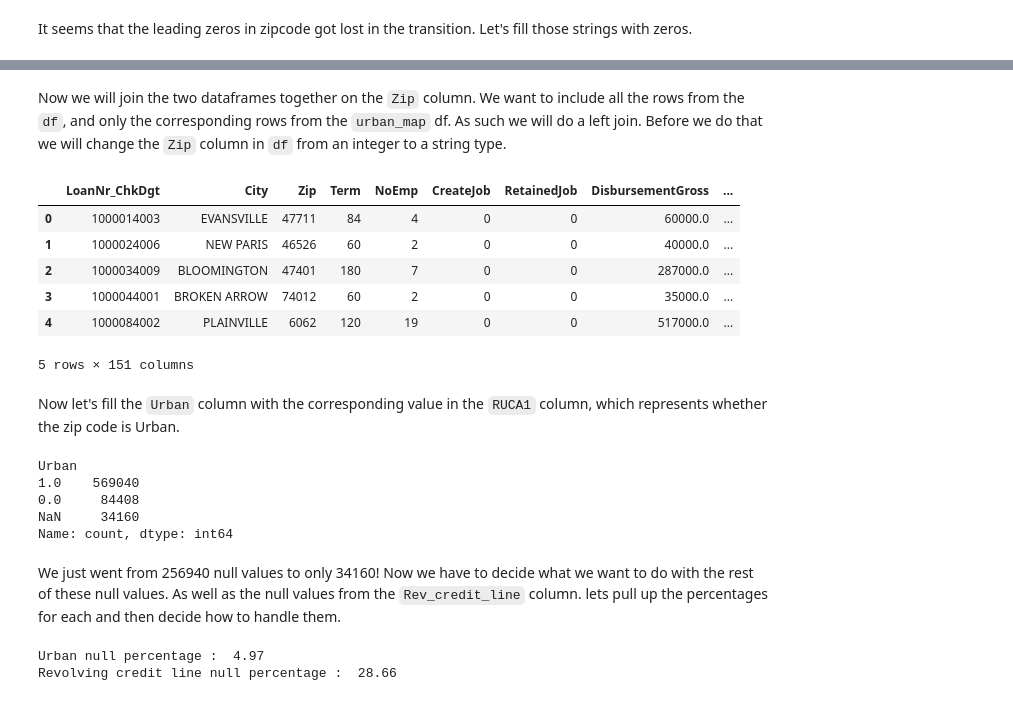
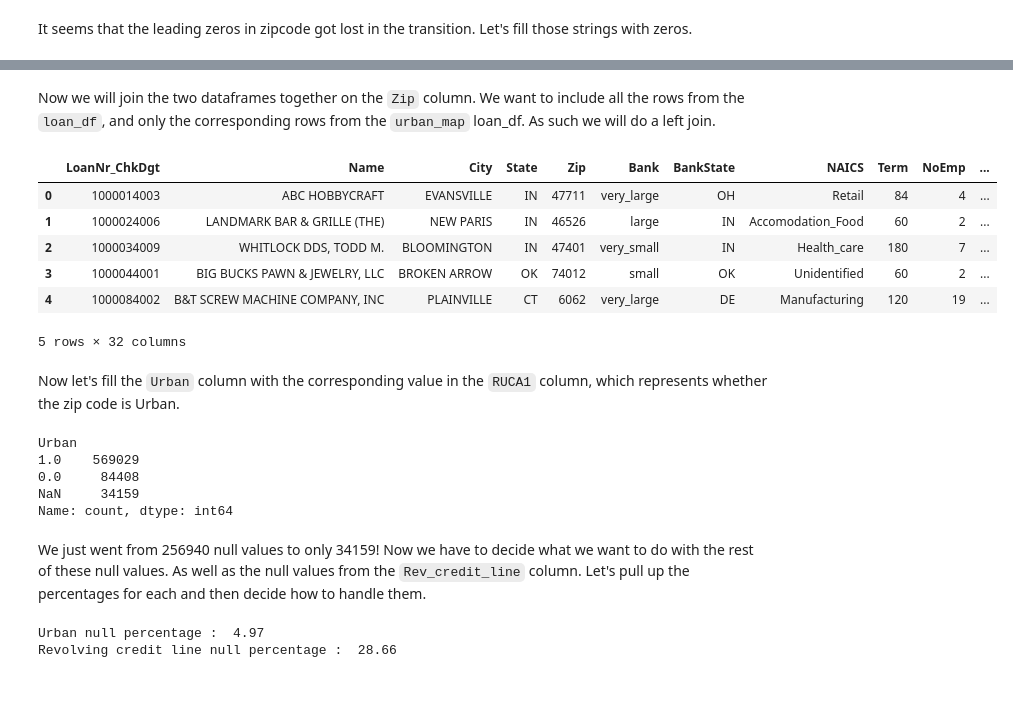
Before and after one commit to joshuaedelstein15/Loan_default, a Jupyter notebook: notebook.ipynb, the cells around one changed output, grey strips where cells are left out. Saved outputs shown, nothing was run; the diff lists cells and outputs as text; code cells hidden in the pictures.

```diff
--- a/notebook.ipynb
+++ b/notebook.ipynb
@@ -794,0 +297,4 @@ Name: count, dtype: int64
+# %%
+#ONLY RUN THIS ONCE
+#pull out only the first 2 digits
+loan_df['NAICS'] = loan_df['NAICS'].str.slice(stop=2)
@@ -794,0 +409,13 @@ Name: count, dtype: int64
+# %%
+#create dict to replace values
+bankstate_dict = {'PR': 'other',
+                  'GU': 'other',
+                  'AN': 'other',
+                  'EN': 'other',
+                  'VI': 'other'}
+
+#replace values based on dict
+loan_df['BankState'] = loan_df['BankState'].replace(bankstate_dict)
+
+#preview the results
+loan_df.BankState.value_counts().tail(5)
@@ -794,0 +432,9 @@ Name: count, dtype: int64
+# %%
+#change the 1 to a 0 and keep the 0 as 0. Change all other values to a 1. Rename the column
+loan_df['is_franchise'] = loan_df['FranchiseCode'].apply(lambda x: 0 if x in (0,1) else 1)
+
+#Drop the old row
+loan_df.drop(columns='FranchiseCode', axis=1, inplace=True)
+
+#confirm it worked
+loan_df.is_franchise.value_counts()
@@ -807,4 +497,9 @@ df.head()
 # %%
 #drop old columns
-df.drop(columns=['NewExist', 'RevLineCr', 'LowDoc', 'MIS_Status', 'UrbanRural'],
+loan_df.drop(columns=['NewExist', 'RevLineCr', 'LowDoc', 'MIS_Status', 'UrbanRural'],
         axis=1, inplace=True)
+
+#drop nan rows in Existing and Low_doc_loan column
+og_len = len(loan_df)
+loan_df.dropna(subset=['Existing', 'Low_doc_loan'], inplace=True)
+print(f'We dropped {og_len - len(loan_df)} rows. Our loan_df is now {len(loan_df)} rows long.')
@@ -933,2 +540,2 @@ cb = df.copy()
 # %% [markdown]
-Now we will join the two dataframes together on the `Zip` column. We want to include all the rows from the `df`, and only the corresponding rows from the `urban_map` df. As such we will do a left join. Before we do that we will change the `Zip` column in `df` from an integer to a string type.
+Now we will join the two dataframes together on the `Zip` column. We want to include all the rows from the `loan_df`, and only the corresponding rows from the `urban_map` loan_df. As such we will do a left join.
@@ -938,17 +542,29 @@ df.Zip = df.Zip.astype('str')
 # %%
 #now lets merge the dataframes with a left merge
-df = df.merge(urban_map, on='Zip', how='left')
-df.head()
+loan_df = loan_df.merge(urban_map, on='Zip', how='left')
+loan_df.head()
 # %% [output]
-|  | LoanNr_ChkDgt | City | Zip | Term | NoEmp | CreateJob | RetainedJob | DisbursementGross | ... |
-| 0 | 1000014003 | EVANSVILLE | 47711 | 84 | 4 | 0 | 0 | 60000.0 | ... |
-| 1 | 1000024006 | NEW PARIS | 46526 | 60 | 2 | 0 | 0 | 40000.0 | ... |
-| 2 | 1000034009 | BLOOMINGTON | 47401 | 180 | 7 | 0 | 0 | 287000.0 | ... |
-| 3 | 1000044001 | BROKEN ARROW | 74012 | 60 | 2 | 0 | 0 | 35000.0 | ... |
-| 4 | 1000084002 | PLAINVILLE | 6062 | 120 | 19 | 0 | 0 | 517000.0 | ... |
+|  | LoanNr_ChkDgt | Name | City | State | Zip | Bank | BankState | NAICS | Term | NoEmp | ... |
+| 0 | 1000014003 | ABC HOBBYCRAFT | EVANSVILLE | IN | 47711 | very_large | OH | Retail | 84 | 4 | ... |
+| 1 | 1000024006 | LANDMARK BAR & GRILLE (THE) | NEW PARIS | IN | 46526 | large | IN | Accomodation_Food | 60 | 2 | ... |
+| 2 | 1000034009 | WHITLOCK DDS, TODD M. | BLOOMINGTON | IN | 47401 | very_small | IN | Health_care | 180 | 7 | ... |
+| 3 | 1000044001 | BIG BUCKS PAWN & JEWELRY, LLC | BROKEN ARROW | OK | 74012 | small | OK | Unidentified | 60 | 2 | ... |
+| 4 | 1000084002 | B&T SCREW MACHINE COMPANY, INC | PLAINVILLE | CT | 6062 | very_large | DE | Manufacturing | 120 | 19 | ... |
-5 rows × 151 columns
+5 rows × 32 columns
 # %% [markdown]
 Now let's fill the `Urban` column with the corresponding value in the `RUCA1` column, which represents whether the zip code is Urban.
 # %%
 #fill Urban col with RUCA1 values
-df['Urban'].fillna(df['RUCA1'], inplace=True)
+loan_df['Urban'].fillna(loan_df['RUCA1'], inplace=True)
+
+#drop the RUCA1 column
+loan_df.drop('RUCA1', axis=1, inplace=True)
+
+#preview results
+loan_df.Urban.value_counts(dropna=False)
+# %% [output]
+Urban
+1.0    569029
+0.0     84408
+NaN     34159
+Name: count, dtype: int64
@@ -958,14 +571,5 @@ df.drop('RUCA1', axis=1, inplace=True)
-# %%
-#preview results
-df.Urban.value_counts(dropna=False)
-# %% [output]
-Urban
-1.0    569040
-0.0     84408
-NaN     34160
-Name: count, dtype: int64
 # %% [markdown]
-We just went from 256940 null values to only 34160!
-Now we have to decide what we want to do with the rest of these null values. As well as the null values from the `Rev_credit_line` column. lets pull up the percentages for each and then decide how to handle them.
+We just went from 256940 null values to only 34159!
+Now we have to decide what we want to do with the rest of these null values. As well as the null values from the `Rev_credit_line` column. Let's pull up the percentages for each and then decide how to handle them.
 # %%
 #set value counts as percentage
```
Also changed, not shown: parts of 175 cells of this notebook.
